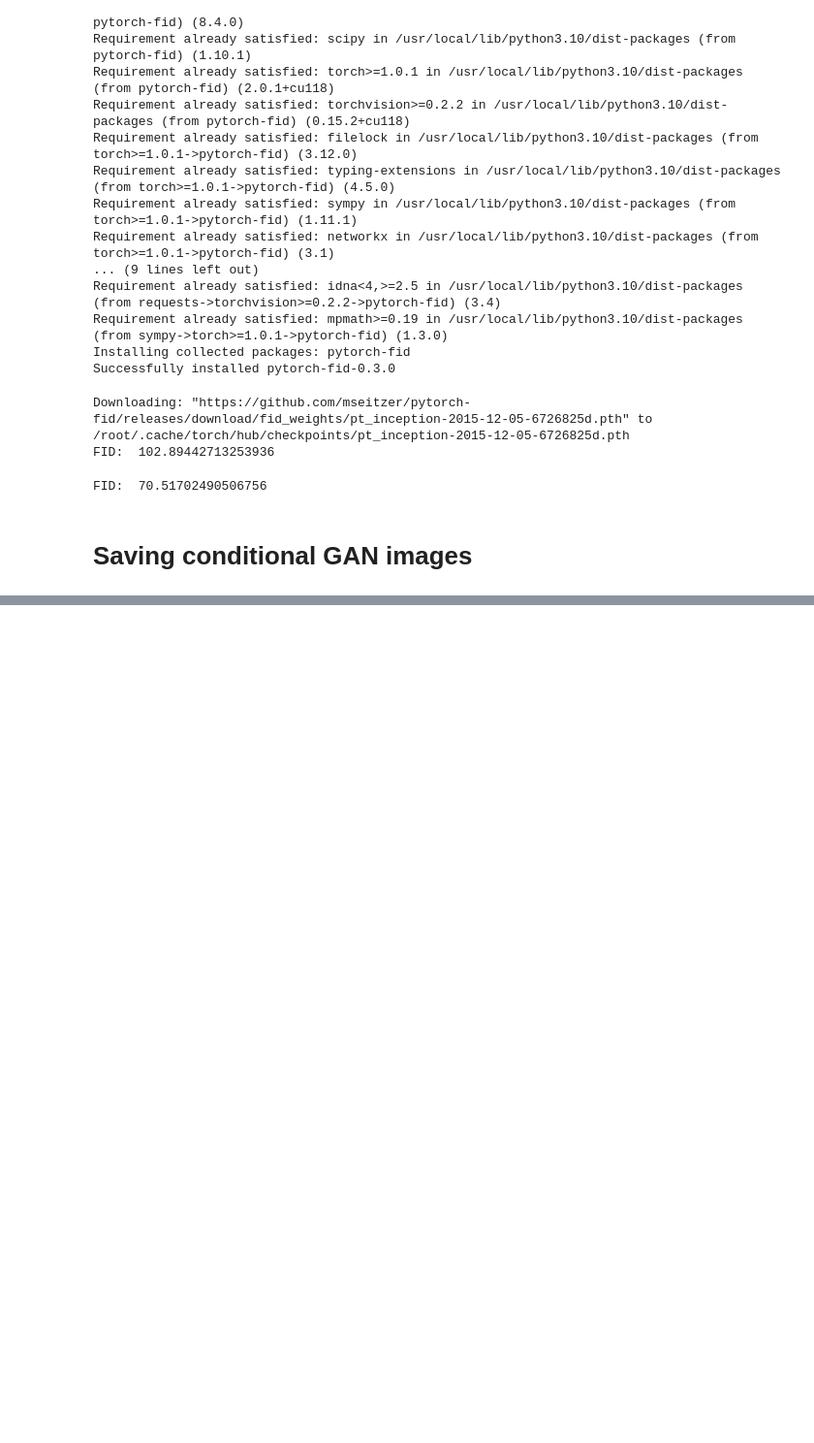
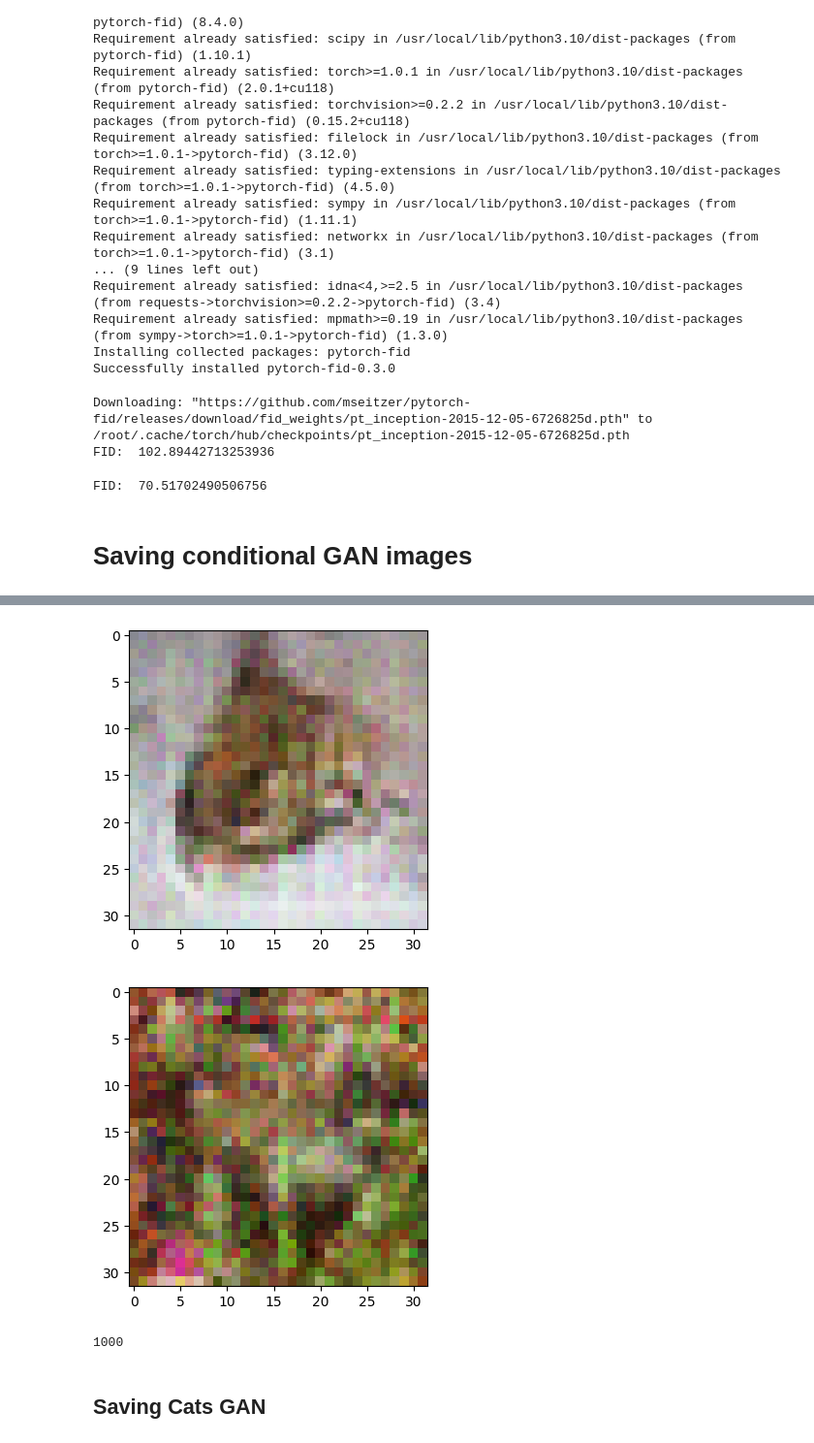
Before and after one commit to dkumar2701/image-deeplearning, a Jupyter notebook: ConditionalFID.ipynb, the cells around one changed output, grey strips where cells are left out. Shown at 97% size. Drawn from its saved outputs; the diff is of its cells as text; code cells hidden in the pictures; blank space fills up the shorter version.

```diff
--- a/ConditionalFID.ipynb
+++ b/ConditionalFID.ipynb
@@ -420,0 +537,11 @@ FID:  70.51702490506756
+# %%
+view_some_images(2, "output/imagesCond_FID/frog_GAN_images")
+# %% [output]
+[figure, added]
+[figure, added]
+# %%
+print(len([name for name in os.listdir(os.path.join("./output/imagesCond_FID/frog_GAN_images"))]))
+# %% [output]
+1000
+# %% [markdown]
+## Saving Cats GAN
```
Also changed, not shown: parts of 24 cells of this notebook.
